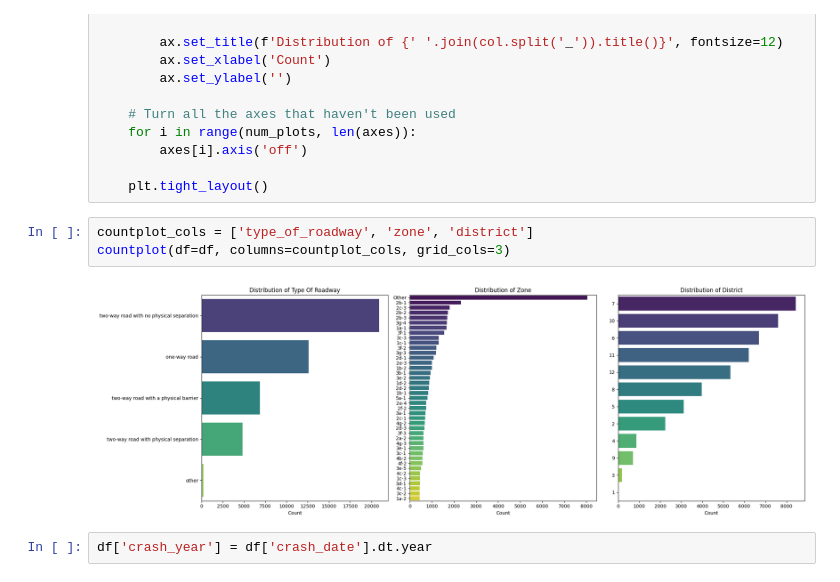
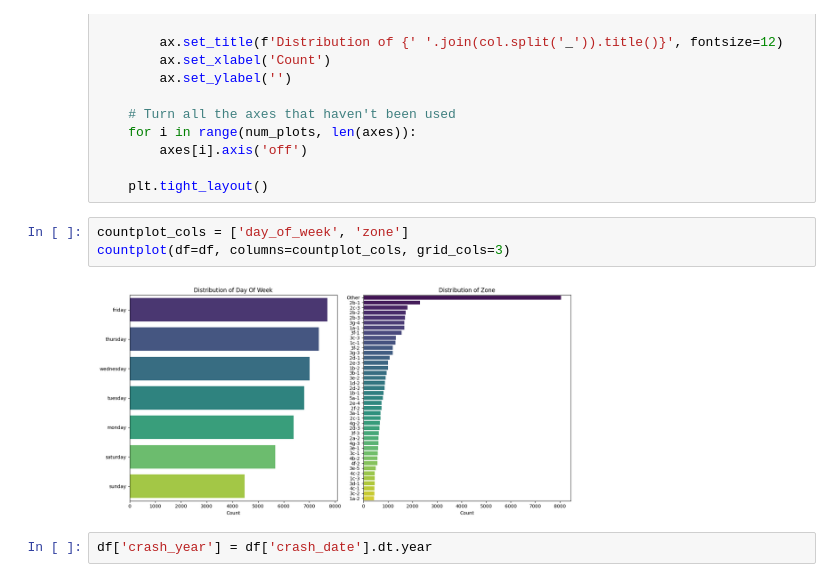
Before and after one commit to ashishkhanal30/dataMining, a Jupyter notebook: visualization.ipynb, the cells around one changed output. Drawn from its saved outputs; the diff is of its cells as text.

Commit message:
histogram

```diff
--- a/visualization.ipynb
+++ b/visualization.ipynb
@@ -74,10 +74,10 @@ def countplot(df: pd.DataFrame, columns: list, grid_cols: int=2, palette: str='v
 
     plt.tight_layout()
 # %%
-countplot_cols = ['type_of_roadway', 'zone', 'district']
+countplot_cols = ['day_of_week', 'zone']
 countplot(df=df, columns=countplot_cols, grid_cols=3)
 # %% [output]
-[figure, old version]
+[figure, new version]
 # %%
 df['crash_year'] = df['crash_date'].dt.year
 # %%
```
Also changed, not shown: parts of 8 cells of this notebook, 1 other file.
